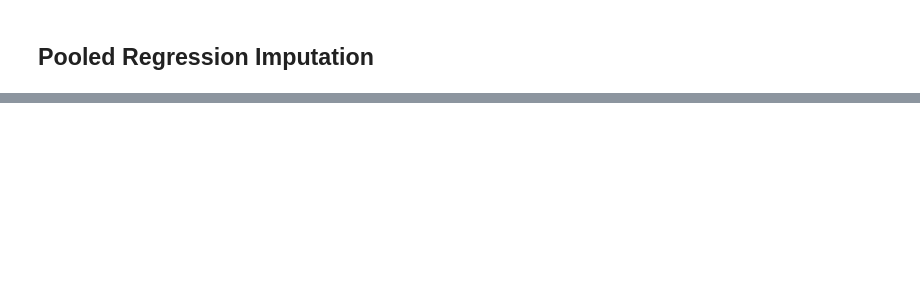
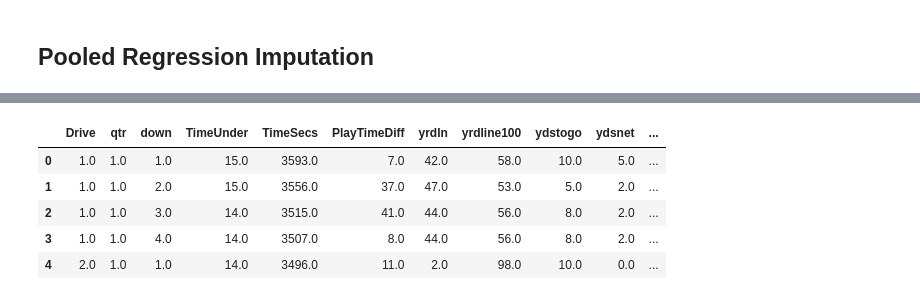
Before and after one commit to fohy24/missing-value-imputation, a Jupyter notebook: analysis.ipynb, the cells around one changed output, grey strips where cells are left out. Saved outputs shown, nothing was run; the diff lists cells and outputs as text; code cells hidden in the pictures; blank space fills up the shorter version.

```diff
--- a/analysis.ipynb
+++ b/analysis.ipynb
@@ -332,0 +348,10 @@ memory usage: 47.2+ MB
+# %%
+df_knn_imp = pd.DataFrame(df_knn_imp, columns=df_reg_imp.columns)
+df_knn_imp.head()
+# %% [output]
+|  | Drive | qtr | down | TimeUnder | TimeSecs | PlayTimeDiff | yrdln | yrdline100 | ydstogo | ydsnet | ... |
+| 0 | 1.0 | 1.0 | 1.0 | 15.0 | 3593.0 | 7.0 | 42.0 | 58.0 | 10.0 | 5.0 | ... |
+| 1 | 1.0 | 1.0 | 2.0 | 15.0 | 3556.0 | 37.0 | 47.0 | 53.0 | 5.0 | 2.0 | ... |
+| 2 | 1.0 | 1.0 | 3.0 | 14.0 | 3515.0 | 41.0 | 44.0 | 56.0 | 8.0 | 2.0 | ... |
+| 3 | 1.0 | 1.0 | 4.0 | 14.0 | 3507.0 | 8.0 | 44.0 | 56.0 | 8.0 | 2.0 | ... |
+| 4 | 2.0 | 1.0 | 1.0 | 14.0 | 3496.0 | 11.0 | 2.0 | 98.0 | 10.0 | 0.0 | ... |
```
Also changed, not shown: parts of 22 cells of this notebook.
